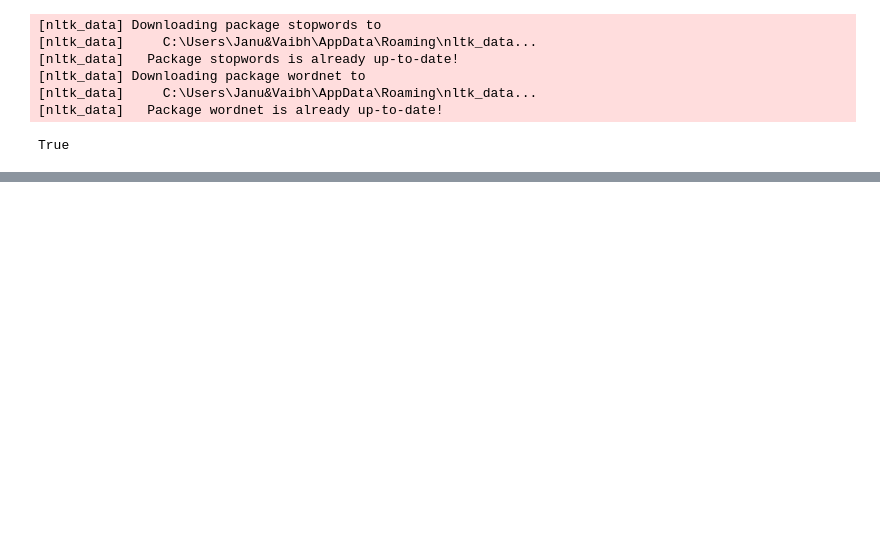
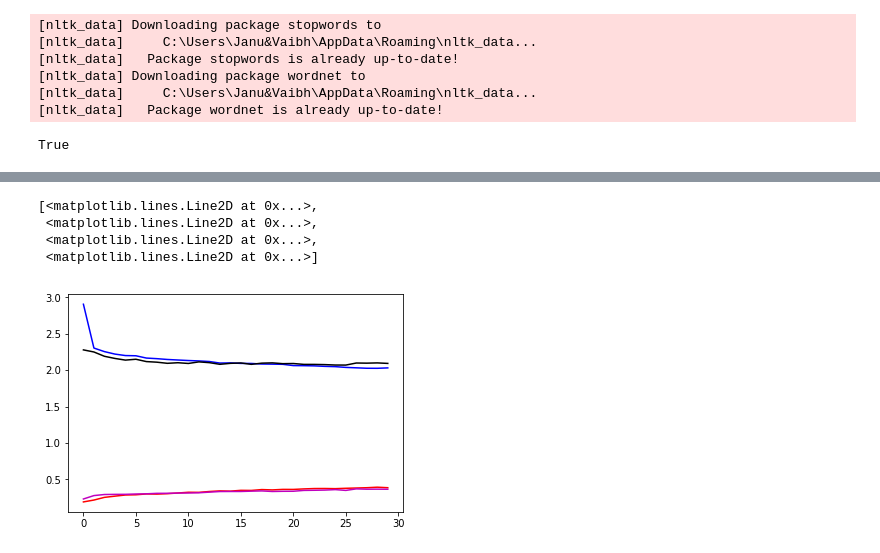
Before and after one commit to jahnavi9299p/Capstone-Project-2, a Jupyter notebook: Untitled1.ipynb, the cells around one changed output, grey strips where cells are left out. Drawn from its saved outputs; the diff is of its cells as text; code cells hidden in the pictures; blank space fills up the shorter version.

```diff
--- a/Untitled1.ipynb
+++ b/Untitled1.ipynb
@@ -357,0 +493,2 @@ for i in range(4):
+# %%
+x_train, x_test, y_train, y_test = train_test_split(tposts, ptype, test_size=0.1, stratify=ptype, random_state=42)
@@ -357,0 +522,9 @@ for i in range(4):
+# %%
+#model architecture
+model = Sequential([Dense(321, activation='relu',kernel_regularizer=regularizers.l2(0.01), input_shape = (x_train[0].shape)),#,kernel_regularizer=regularizers.l1(0.01)
+                    Dropout(0.5, noise_shape=None, seed=None),
+                    Dense(152, activation='relu'),#
+                    Dropout(0.5, noise_shape=None, seed=None),
+                    #Dense(51, activation='relu', kernel_regularizer=regularizers.l2(0.01)),
+                    #Dropout(0.5, noise_shape=None, seed=None),
+                    Dense(16, activation='softmax')])
@@ -357,0 +551,7 @@ for i in range(4):
+# %%
+adam = keras.optimizers.adam(lr = 0.001)
+model.compile(loss = 'categorical_crossentropy',
+              optimizer = adam,
+              metrics = ['accuracy'])
+# %%
+history = model.fit( x_train , y_train , epochs = 30, validation_split = 0.2 , verbose=2)
@@ -357,0 +576,12 @@ for i in range(4):
+# %%
+plt.plot(history.epoch, history.history['loss'], 'b',
+         history.epoch, history.history['val_loss'], 'k',
+        history.epoch, history.history['acc'], 'r',
+         history.epoch, history.history['val_acc'], 'm'
+        )
+# %% [output]
+[<matplotlib.lines.Line2D at 0x...>,
+ <matplotlib.lines.Line2D at 0x...>,
+ <matplotlib.lines.Line2D at 0x...>,
+ <matplotlib.lines.Line2D at 0x...>]
+[figure, added]
```
Also changed, not shown: parts of 53 cells of this notebook, 2 other files.
